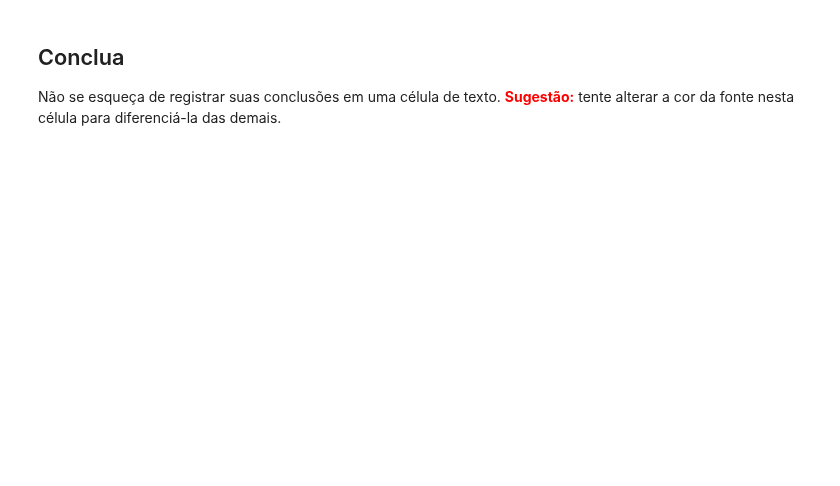
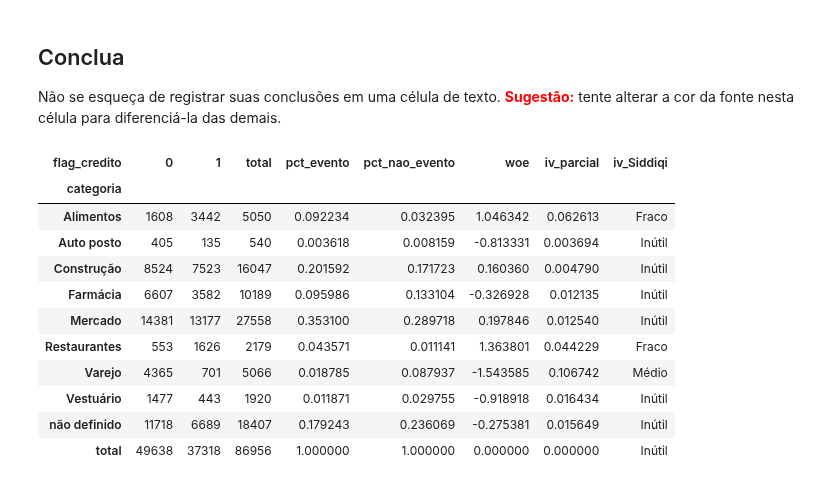
Before and after one commit to gfsilveira/ebac, a Jupyter notebook: 03-Cientista_de_Dados/02-Crisp_DM/36_modulo/ProfCientistaDados m36_supportmaterial_exercise01 - Resolvido.ipynb, the cells around one changed output. Saved outputs shown, nothing was run; the diff lists cells and outputs as text; code cells hidden in the pictures; blank space fills up the shorter version.

```diff
--- a/03-Cientista_de_Dados/02-Crisp_DM/36_modulo/ProfCientistaDados m36_supportmaterial_exercise01 - Resolvido.ipynb
+++ b/03-Cientista_de_Dados/02-Crisp_DM/36_modulo/ProfCientistaDados m36_supportmaterial_exercise01 - Resolvido.ipynb
@@ -77,3 +212,13 @@ tab_norm
 ## Cálculo do *Information Value*
 
 Calcule o *IV* dessa variável.
+# %%
+tab = pd.crosstab(df_copy.categoria, df_copy.flag_credito, margins=True, margins_name='total')
+
+rótulo_evento = tab.columns[1]
+rótulo_nao_evento = tab.columns[0]
+
+tab['pct_evento'] = tab[rótulo_evento]/tab.loc['total',rótulo_evento]
+tab['pct_nao_evento'] = tab[rótulo_nao_evento]/tab.loc['total',rótulo_nao_evento]
+tab['woe'] = np.log(tab.pct_evento/tab.pct_nao_evento)
+tab
@@ -79,0 +238,4 @@ Calcule o *IV* dessa variável.
+# %%
+tab['iv_parcial'] = (tab.pct_evento - tab.pct_nao_evento)*tab.woe
+print(tab.iv_parcial.sum())
+tab
@@ -81,3 +257,32 @@ Calcule o *IV* dessa variável.
 ## Conclua
 
 Não se esqueça de registrar suas conclusões em uma célula de texto. <font color='red'>**Sugestão:**</font> tente alterar a cor da fonte nesta célula para diferenciá-la das demais.
+# %%
+def iv_categ(i: float, tab_iv: int) -> str:
+    if 0 <= i <= 0.02:
+        return "Inútil"
+    if 0.02 < i <= 0.1:
+        return "Fraco"
+    if 0.1 < i <= 0.3:
+        return "Médio"
+    if 0.3 < i <= 0.5:
+        return "Forte"
+    if i > 0.5:
+        return "Suspeito de tão alto"
+# %%
+cm = sns.light_palette("green", as_cmap=True)
+tab['iv_Siddiqi'] = tab['iv_parcial'].apply(iv_categ, args=(1,))
+tab.style.background_gradient(cmap=cm, subset=["iv_parcial"])
+# %% [output]
+| flag_credito | 0 | 1 | total | pct_evento | pct_nao_evento | woe | iv_parcial | iv_Siddiqi |
+| categoria |  |  |  |  |  |  |  |  |
+| Alimentos | 1608 | 3442 | 5050 | 0.092234 | 0.032395 | 1.046342 | 0.062613 | Fraco |
+| Auto posto | 405 | 135 | 540 | 0.003618 | 0.008159 | -0.813331 | 0.003694 | Inútil |
+| Construção | 8524 | 7523 | 16047 | 0.201592 | 0.171723 | 0.160360 | 0.004790 | Inútil |
+| Farmácia | 6607 | 3582 | 10189 | 0.095986 | 0.133104 | -0.326928 | 0.012135 | Inútil |
+| Mercado | 14381 | 13177 | 27558 | 0.353100 | 0.289718 | 0.197846 | 0.012540 | Inútil |
+| Restaurantes | 553 | 1626 | 2179 | 0.043571 | 0.011141 | 1.363801 | 0.044229 | Fraco |
+| Varejo | 4365 | 701 | 5066 | 0.018785 | 0.087937 | -1.543585 | 0.106742 | Médio |
+| Vestuário | 1477 | 443 | 1920 | 0.011871 | 0.029755 | -0.918918 | 0.016434 | Inútil |
+| não definido | 11718 | 6689 | 18407 | 0.179243 | 0.236069 | -0.275381 | 0.015649 | Inútil |
+| total | 49638 | 37318 | 86956 | 1.000000 | 1.000000 | 0.000000 | 0.000000 | Inútil |
```
Also changed, not shown: parts of 15 cells of this notebook, 1 other file.
